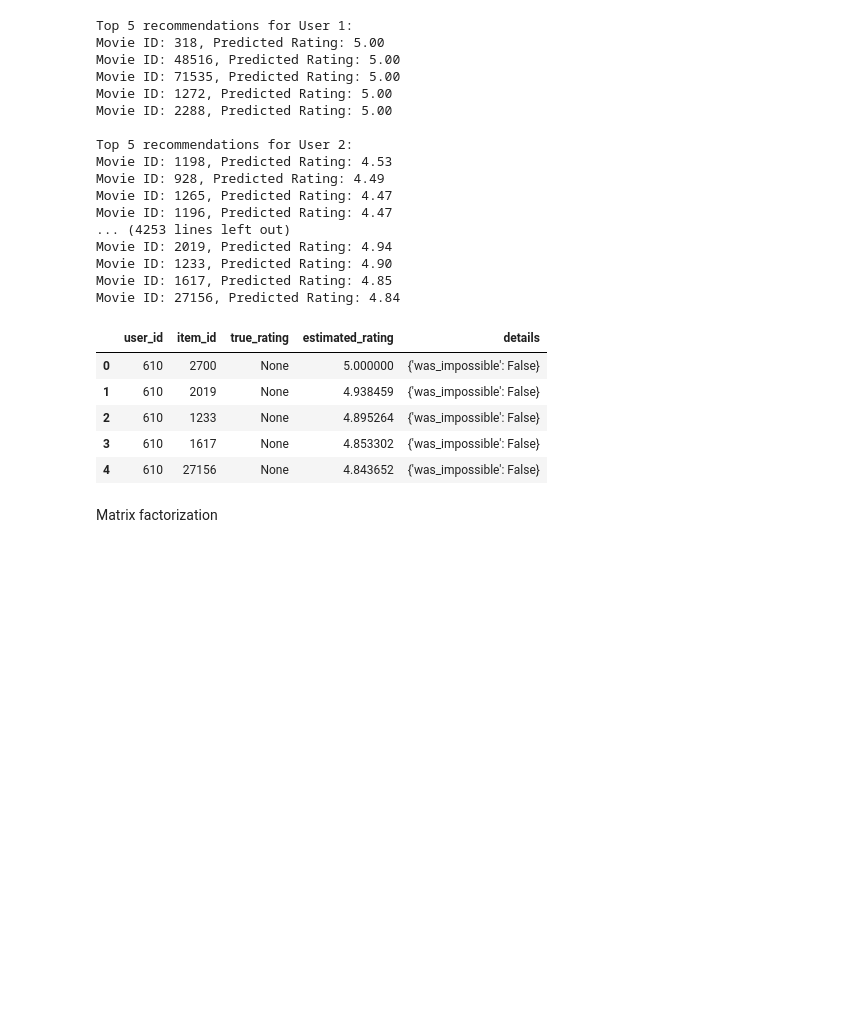
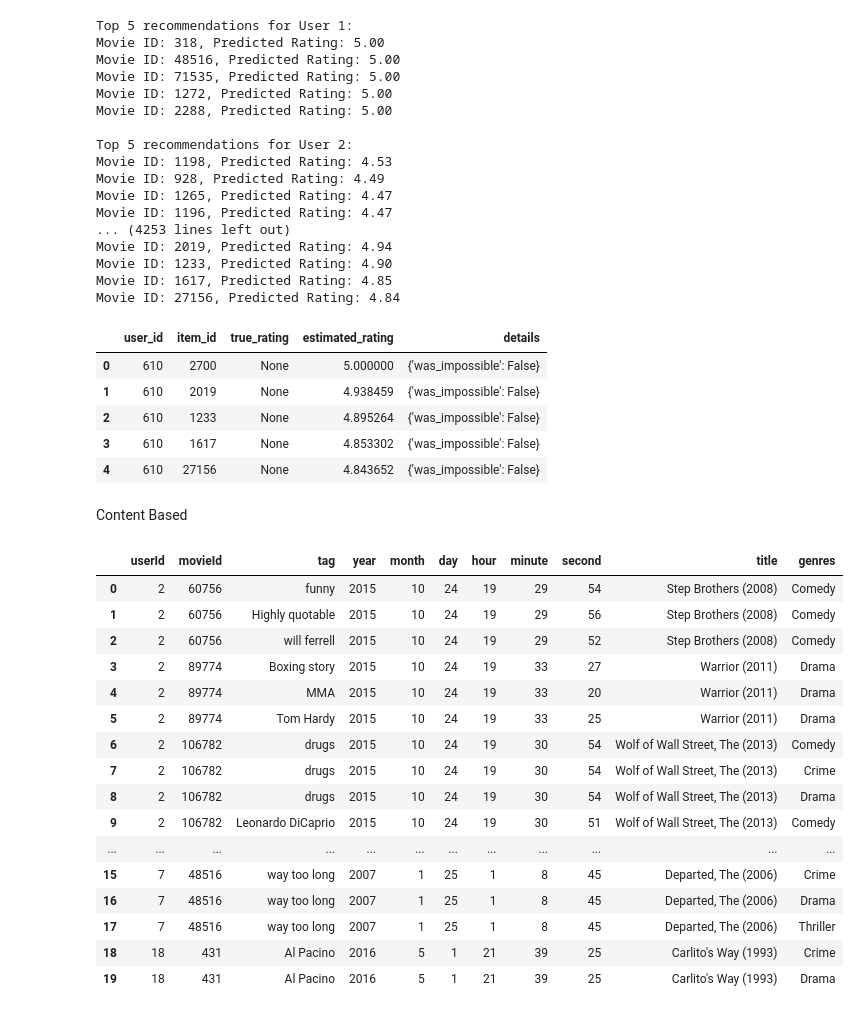
Before and after one commit to DavidGathimbaM/Movie_Recommendation_System, a Jupyter notebook: Group/Joan.ipynb, the cells around one changed output. Drawn from its saved outputs; the diff is of its cells as text; code cells hidden in the pictures; blank space fills up the shorter version.

Commit message:
content based

```diff
--- a/Group/Joan.ipynb
+++ b/Group/Joan.ipynb
@@ -21,7 +40,7 @@ dtype: int64
 | 3 | 4 | 114885 | 31357.0 |
 | 4 | 5 | 113041 | 11862.0 |
 # %%
-movie_df = pd.read_csv(r'C:\Users\pc\Documents\Projects\phase_4_project\Data\movies.csv')
+movie_df = pd.read_csv('.\data_1\movies.csv')
 
 print(movie_df.shape)
 print(movie_df.isna().sum())
@@ -58,7 +77,7 @@ dtype: int64
 | 3 | 1 | 47 | 5.0 | 964983815 |
 | 4 | 1 | 50 | 5.0 | 964982931 |
 # %%
-tags_df = pd.read_csv(r'C:\Users\pc\Documents\Projects\phase_4_project\Data\tags.csv')
+tags_df = pd.read_csv(r'C:\Users\pc\Documents\Projects\Phase 4 project - Recommendation Systems\data_1\tags.csv')
 
 print(tags_df.shape)
 print(tags_df.isna().sum())
@@ -633,5 +649,25 @@ predictions_df.head()
 | 2 | 610 | 1233 | None | 4.895264 | {'was_impossible': False} |
 | 3 | 610 | 1617 | None | 4.853302 | {'was_impossible': False} |
 | 4 | 610 | 27156 | None | 4.843652 | {'was_impossible': False} |
-# %% [markdown]
-Matrix factorization
+# %% [markdown]
+Content Based
+# %%
+tags_movie_df.head(20)
+# %% [output]
+|  | userId | movieId | tag | year | month | day | hour | minute | second | title | genres |
+| 0 | 2 | 60756 | funny | 2015 | 10 | 24 | 19 | 29 | 54 | Step Brothers (2008) | Comedy |
+| 1 | 2 | 60756 | Highly quotable | 2015 | 10 | 24 | 19 | 29 | 56 | Step Brothers (2008) | Comedy |
+| 2 | 2 | 60756 | will ferrell | 2015 | 10 | 24 | 19 | 29 | 52 | Step Brothers (2008) | Comedy |
+| 3 | 2 | 89774 | Boxing story | 2015 | 10 | 24 | 19 | 33 | 27 | Warrior (2011) | Drama |
+| 4 | 2 | 89774 | MMA | 2015 | 10 | 24 | 19 | 33 | 20 | Warrior (2011) | Drama |
+| 5 | 2 | 89774 | Tom Hardy | 2015 | 10 | 24 | 19 | 33 | 25 | Warrior (2011) | Drama |
+| 6 | 2 | 106782 | drugs | 2015 | 10 | 24 | 19 | 30 | 54 | Wolf of Wall Street, The (2013) | Comedy |
+| 7 | 2 | 106782 | drugs | 2015 | 10 | 24 | 19 | 30 | 54 | Wolf of Wall Street, The (2013) | Crime |
+| 8 | 2 | 106782 | drugs | 2015 | 10 | 24 | 19 | 30 | 54 | Wolf of Wall Street, The (2013) | Drama |
+| 9 | 2 | 106782 | Leonardo DiCaprio | 2015 | 10 | 24 | 19 | 30 | 51 | Wolf of Wall Street, The (2013) | Comedy |
+| ... | ... | ... | ... | ... | ... | ... | ... | ... | ... | ... | ... |
+| 15 | 7 | 48516 | way too long | 2007 | 1 | 25 | 1 | 8 | 45 | Departed, The (2006) | Crime |
+| 16 | 7 | 48516 | way too long | 2007 | 1 | 25 | 1 | 8 | 45 | Departed, The (2006) | Drama |
+| 17 | 7 | 48516 | way too long | 2007 | 1 | 25 | 1 | 8 | 45 | Departed, The (2006) | Thriller |
+| 18 | 18 | 431 | Al Pacino | 2016 | 5 | 1 | 21 | 39 | 25 | Carlito's Way (1993) | Crime |
+| 19 | 18 | 431 | Al Pacino | 2016 | 5 | 1 | 21 | 39 | 25 | Carlito's Way (1993) | Drama |
```
Also changed, not shown: parts of 16 cells of this notebook.
